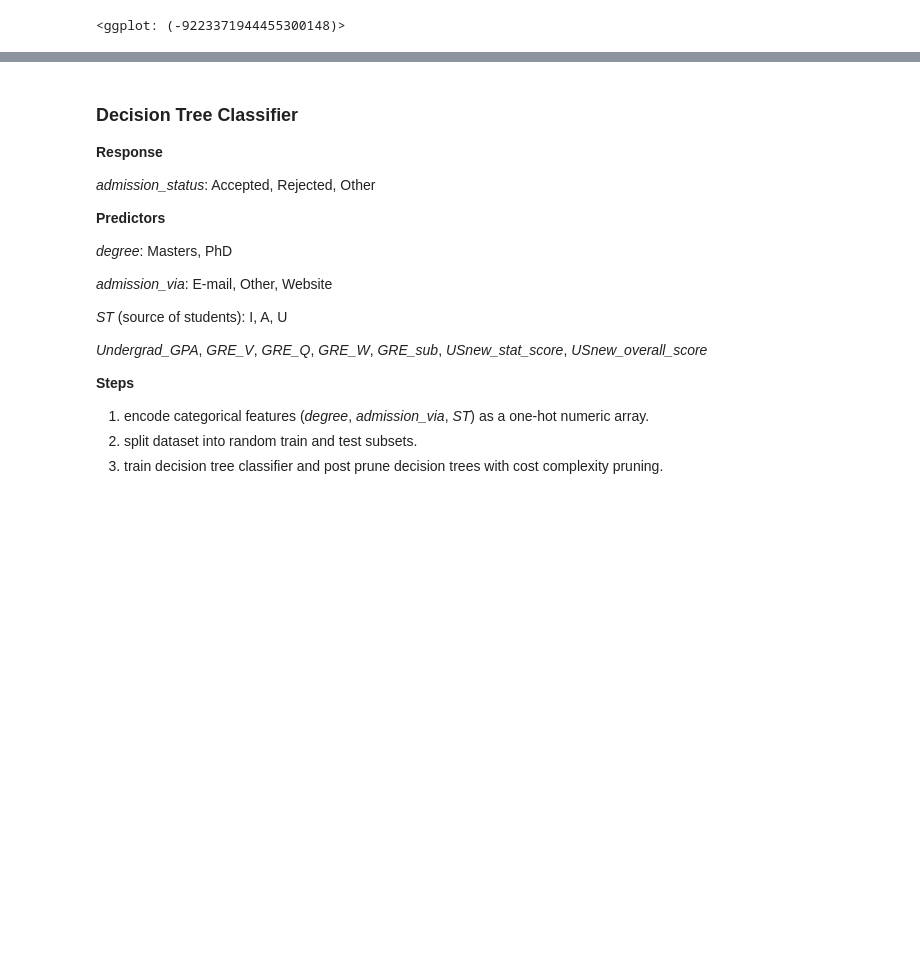
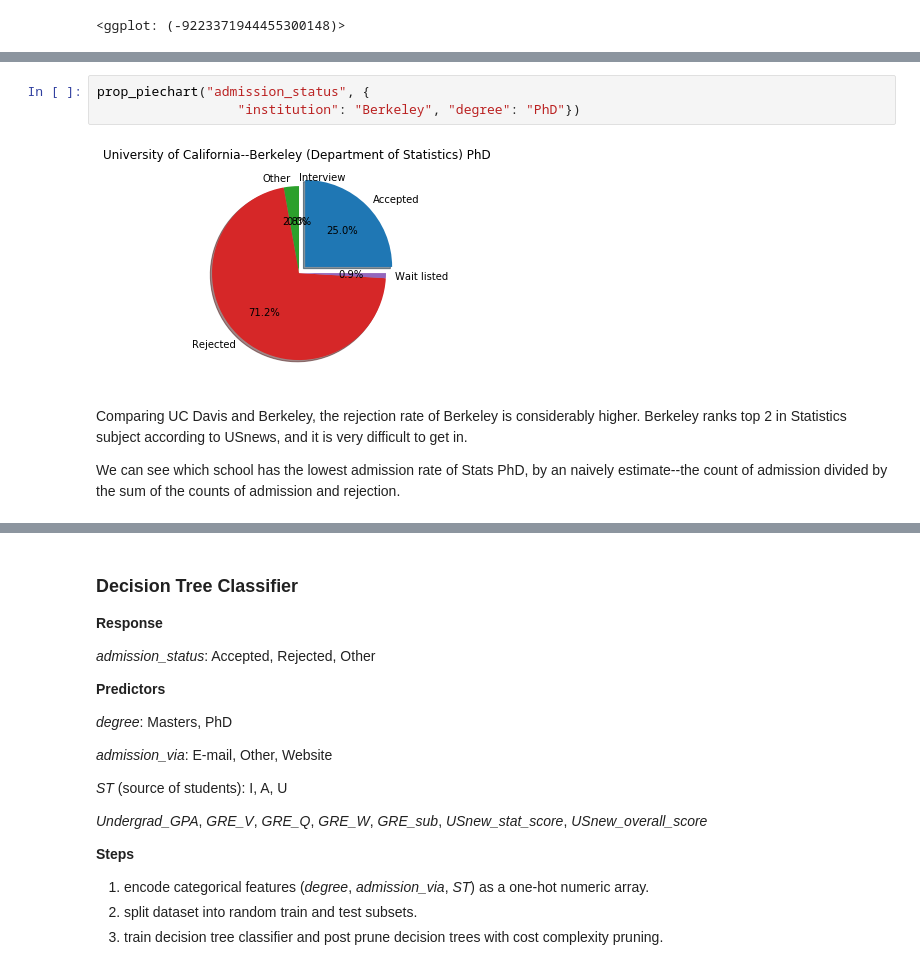
Before and after one commit to hango1996/Analysis-of-Gradcafe-Data, a Jupyter notebook: final_project-master/notebooks/EDA.ipynb, the cells around one changed output, grey strips where cells are left out. Drawn from its saved outputs; the diff is of its cells as text; blank space fills up the shorter version.

```diff
--- a/final_project-master/notebooks/EDA.ipynb
+++ b/final_project-master/notebooks/EDA.ipynb
@@ -110,0 +169,9 @@ gg
+# %%
+prop_piechart("admission_status", {
+                  "institution": "Berkeley", "degree": "PhD"})
+# %% [output]
+[figure, added]
+# %% [markdown]
+Comparing UC Davis and Berkeley, the rejection rate of Berkeley is considerably higher. Berkeley ranks top 2 in Statistics subject according to USnews, and it is very difficult to get in.
+
+We can see which school has the lowest admission rate of Stats PhD, by an naively estimate--the count of admission divided by the sum of the counts of admission and rejection.
```
Also changed, not shown: parts of 21 cells of this notebook.
